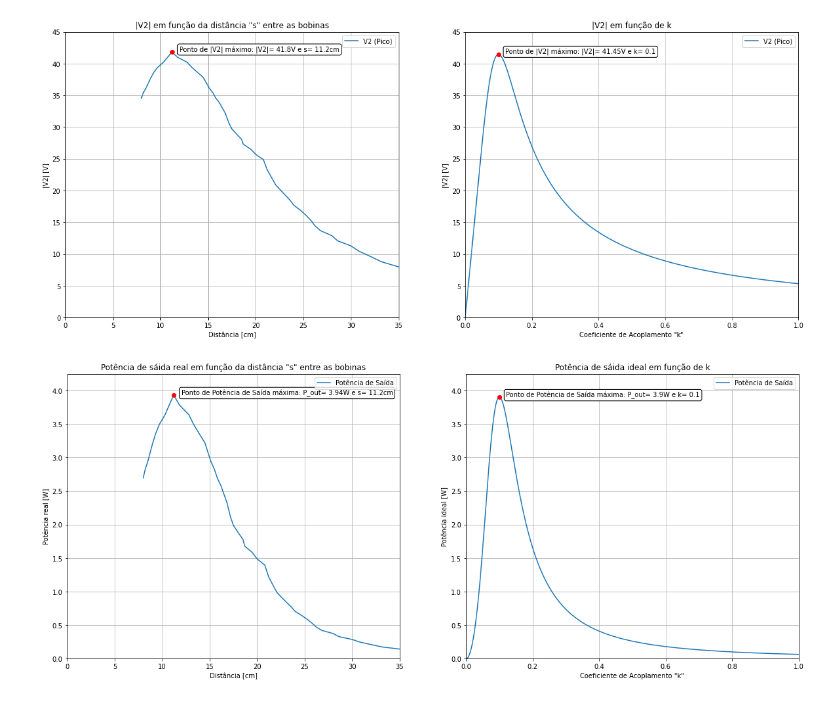
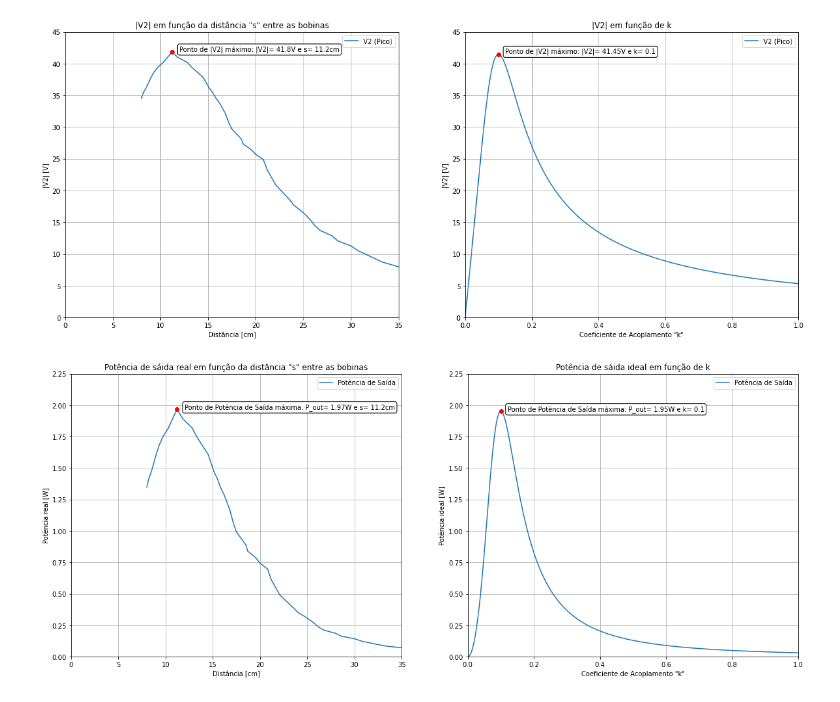
Before and after one commit to pabdutra/projeto_eletromag, a Jupyter notebook: projeto.ipynb, the cells around one changed output. Saved outputs shown, nothing was run; the diff lists cells and outputs as text; code cells hidden in the pictures.

```diff
--- a/projeto.ipynb
+++ b/projeto.ipynb
@@ -201,8 +201,8 @@ listaG = []
 
 for f in PossiveisFreq:
     i1, i2, ic , V2 = CalcularTransformador(kFixo, f)
-    P_in = Ufonte*i1.conjugate()
-    P_out = V2*i2.conjugate()
+    P_in = Ufonte*i1.conjugate() / 2
+    P_out = V2*i2.conjugate() / 2
 
     ganho = (P_out.real/P_in.real) * 100
 
@@ -291,8 +291,8 @@ for k in PossiveisK:
     listaG = []
     for f in PossiveisFreq:
         i1, i2, ic , V2 = CalcularTransformador(k, f)
-        P_in = Ufonte*i1.conjugate()
-        P_out = V2*i2.conjugate()
+        P_in = Ufonte*i1.conjugate() / 2
+        P_out = V2*i2.conjugate() / 2
 
         ganho = (P_out.real/P_in.real) * 100
 
@@ -329,7 +329,7 @@ listaP_out = []
 
 for k in PossiveisK:
     i1, i2, ic , V2 = CalcularTransformador(k, f)
-    P_out = V2*i2.conjugate()
+    P_out = V2*i2.conjugate() / 2
 
     listaV2.append(abs(V2))
     listaP_out.append(P_out.real)
@@ -358,7 +358,7 @@ plt.title('Potência de sáida ideal em função de k')
 plt.xlabel('Coeficiente de Acoplamento "k"')
 plt.ylabel('Potência ideal [W]')
 plt.xlim(0,1)
-plt.ylim(0, 4.25)
+plt.ylim(0, 2.25)
 plt.scatter(kIdealP_out, maxP_out, color='red', zorder=5)
 plt.annotate(f'Ponto de Potência de Saída máxima: P_out= {round(maxP_out, 2)}W e k= {round(kIdealP_out, 2)}', (kIdealP_out, maxP_out), xytext=(kIdealP_out+0.02, maxP_out), bbox=dict(boxstyle='round', fc='w', ec='k', lw=1))
 plt.grid(True)
@@ -383,8 +383,8 @@ listaG = []
 for R in R1_values:
     R1 = R
     i1, i2, ic, V2 = CalcularTransformador(kFixo, f)
-    P_in = Ufonte * i1.conjugate()
-    P_out = V2 * i2.conjugate()
+    P_in = Ufonte * i1.conjugate() / 2
+    P_out = V2 * i2.conjugate() / 2
 
     ganho = (P_out.real / P_in.real)*100
 
@@ -473,8 +473,8 @@ listaP_outIdeal = []
 
 for k in PossiveisK:
     i1, i2, ic , V2 = CalcularTransformador(k, f)
-    P_inIdeal = Ufonte*i1.conjugate()
-    P_outIdeal = V2*i2.conjugate()
+    P_inIdeal = Ufonte*i1.conjugate() / 2
+    P_outIdeal = V2*i2.conjugate() / 2
 
     listaP_outIdeal.append(P_outIdeal.real)
 
@@ -487,35 +487,35 @@ plt.title('Potência de sáida ideal em função de k')
 plt.xlabel('Coeficiente de Acoplamento "k"')
 plt.ylabel('Potência ideal [W]')
 plt.xlim(0,1)
-plt.ylim(0, 4.25)
+plt.ylim(0, 2.25)
 plt.scatter(kIdealP_out, maxP_outIdeal, color='red', zorder=5)
 plt.annotate(f'Ponto de Potência de Saída máxima: P_out= {round(maxP_outIdeal, 2)}W e k= {round(kIdealP_out, 2)}', (kIdealP_out, maxP_outIdeal), xytext=(kIdealP_out+0.02, maxP_outIdeal), bbox=dict(boxstyle='round', fc='w', ec='k', lw=1))
 plt.grid(True)
 plt.legend()
 
 Rc = 444
 listaP_outReal = []
 
 for V2real in listaV2real:
-    P_outReal = ((V2real)**2)/(Rc)
+    P_outReal = ((V2real)**2)/(Rc*2)
     listaP_outReal.append(P_outReal)
 
 maxP_outReal = np.max(listaP_outReal)
 s_maxP_outReal = listaS[listaP_outReal.index(maxP_outReal)]
 
 plt.subplot(1,2,1)
 plt.plot(listaS, listaP_outReal, label='Potência de Saída')
 plt.title('Potência de sáida real em função da distância "s" entre as bobinas')
 plt.xlabel('Distância [cm]')
 plt.ylabel('Potência real [W]')
 plt.xlim(0, 35)
-plt.ylim(0, 4.25)
+plt.ylim(0, 2.25)
 plt.scatter(s_maxP_outReal, maxP_outReal, color='red', zorder=5)
 plt.annotate(f'Ponto de Potência de Saída máxima: P_out= {round(maxP_outReal, 2)}W e s= {round(s_maxP_outReal, 2)}cm', (s_maxP_outReal, maxP_outReal), xytext=(s_maxP_outReal+0.8, maxP_outReal), bbox=dict(boxstyle='round', fc='w', ec='k', lw=1))
 plt.grid(True)
 plt.legend()
 
 plt.savefig('img/P_outReal.png')
 plt.show()
 # %% [output]
-[figure, old version]
+[figure, new version]
```
Also changed, not shown: parts of 3 cells of this notebook.
